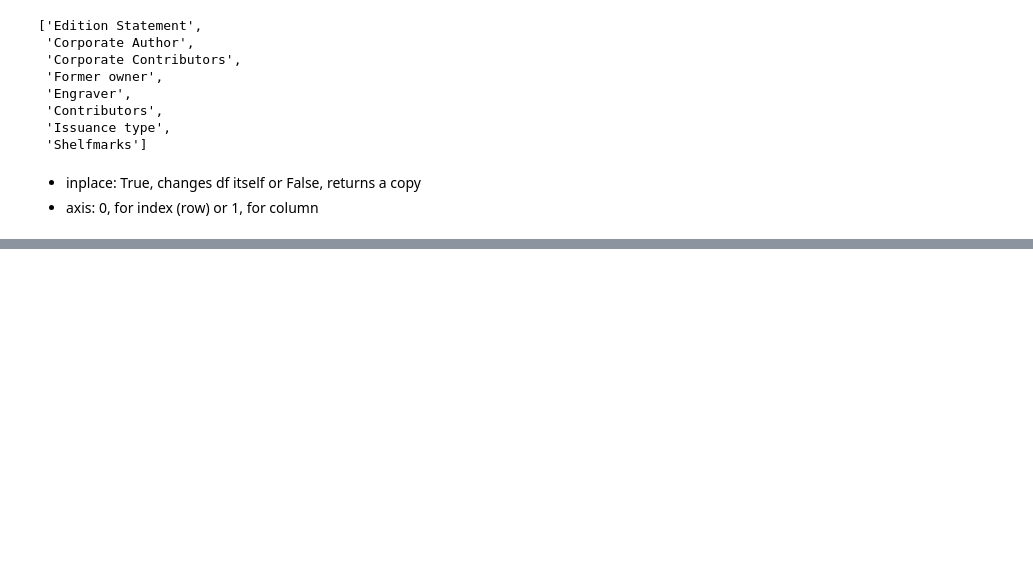
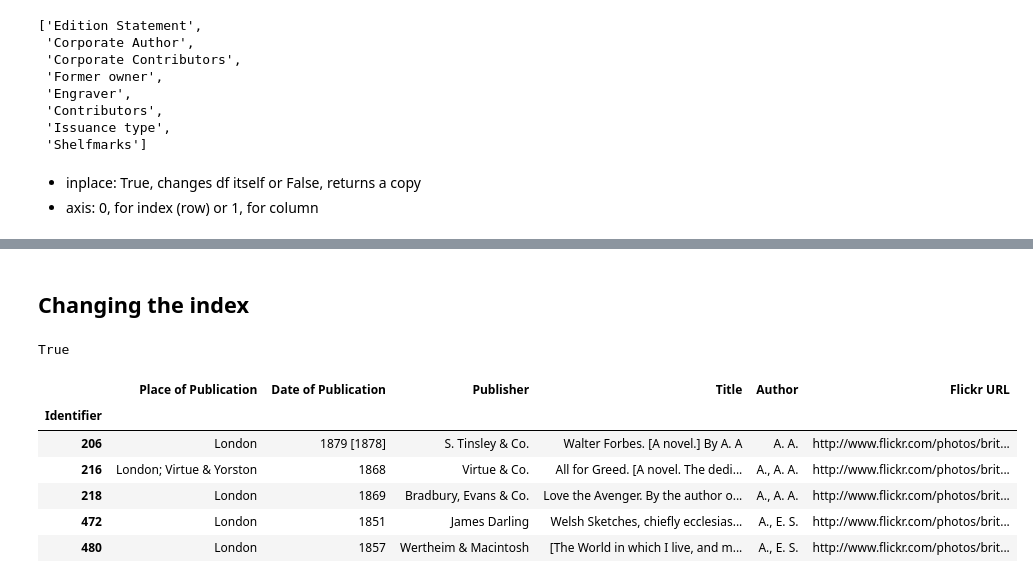
Before and after one commit to s-zavala/real_python, a Jupyter notebook: cleaning_tutorial.ipynb, the cells around one changed output, grey strips where cells are left out. Cells and saved outputs as stored; diff of their text form; code cells hidden in the pictures; blank space fills up the shorter version.

```diff
--- a/cleaning_tutorial.ipynb
+++ b/cleaning_tutorial.ipynb
@@ -50,3 +50,21 @@ df.head()
 | 2 | 218 | London | 1869 | Bradbury, Evans & Co. | Love the Avenger. By the author o... | A., A. A. | http://www.flickr.com/photos/brit... |
 | 3 | 472 | London | 1851 | James Darling | Welsh Sketches, chiefly ecclesias... | A., E. S. | http://www.flickr.com/photos/brit... |
 | 4 | 480 | London | 1857 | Wertheim & Macintosh | [The World in which I live, and m... | A., E. S. | http://www.flickr.com/photos/brit... |
+# %% [markdown]
+## Changing the index
+# %%
+df["Identifier"].is_unique
+# %% [output]
+True
+# %%
+df.set_index("Identifier", inplace=True)
+# %%
+df.head()
+# %% [output]
+|  | Place of Publication | Date of Publication | Publisher | Title | Author | Flickr URL |
+| Identifier |  |  |  |  |  |  |
+| 206 | London | 1879 [1878] | S. Tinsley & Co. | Walter Forbes. [A novel.] By A. A | A. A. | http://www.flickr.com/photos/brit... |
+| 216 | London; Virtue & Yorston | 1868 | Virtue & Co. | All for Greed. [A novel. The dedi... | A., A. A. | http://www.flickr.com/photos/brit... |
+| 218 | London | 1869 | Bradbury, Evans & Co. | Love the Avenger. By the author o... | A., A. A. | http://www.flickr.com/photos/brit... |
+| 472 | London | 1851 | James Darling | Welsh Sketches, chiefly ecclesias... | A., E. S. | http://www.flickr.com/photos/brit... |
+| 480 | London | 1857 | Wertheim & Macintosh | [The World in which I live, and m... | A., E. S. | http://www.flickr.com/photos/brit... |
```
Also changed, not shown: parts of 40 cells of this notebook.
